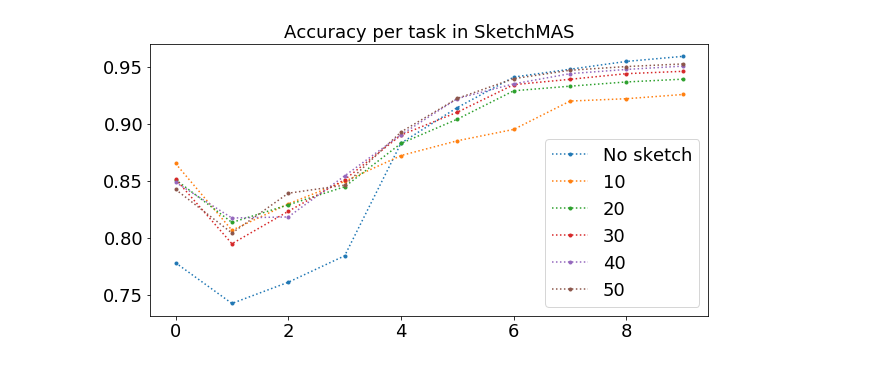
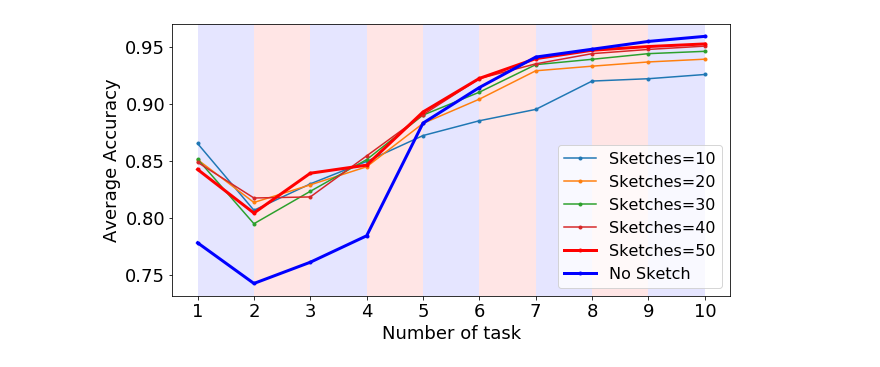
Before and after one commit to lihr04/corel2m, a Jupyter notebook: Visualization_MAS.ipynb, the cells around one changed output. Saved outputs shown, nothing was run; the diff lists cells and outputs as text; code cells hidden in the pictures.

```diff
--- a/Visualization_MAS.ipynb
+++ b/Visualization_MAS.ipynb
@@ -132,11 +146,21 @@ plt.show()
-# %%
-plt.figure(figsize=(10,5))
-plt.plot([acc_mas[j][-1] for j in range(10)],'.:')
-for i in range(5):
-    plt.plot([acc_sketch_mas_buckets_list[i][j][-1] for j in range(10)],'.:')
-plt.xticks(fontsize=18),plt.yticks(fontsize=18)
-plt.legend(['No sketch', '10', '20', '30', '40', '50'],fontsize=18)
-plt.title('Accuracy per task in SketchMAS',fontsize=18)
-plt.show()
-# %% [output]
-[figure, removed]
+# %%
+plt.figure(figsize=(10,5))
+for t in range(1,num_task):
+    if t%2:
+        c='b'
+    else:
+        c='r'
+    plt.axvspan(t, t+1, facecolor=c, alpha=0.1)
+for i in range(4):
+    plt.plot(np.arange(10)+1,[acc_sketch_mas_buckets_list[i][j][-1] for j in range(10)],'.-')
+plt.plot(np.arange(10)+1,[acc_sketch_mas_buckets_list[4][j][-1] for j in range(10)],'r.-',linewidth=3)
+plt.plot(np.arange(10)+1,[acc_mas[j][-1] for j in range(10)],'b.-',linewidth=3)
+plt.xticks(fontsize=18),plt.yticks(fontsize=18)
+# plt.ylim(0.7,1)
+plt.locator_params(axis='x', nbins=10)
+plt.legend(['Sketches=10', 'Sketches=20', 'Sketches=30', 'Sketches=40', 'Sketches=50', 'No Sketch'],fontsize=16)
+plt.xlabel('Number of task',fontsize=18),plt.ylabel('Average Accuracy',fontsize=18)
+plt.savefig('figure/grid_search_sketch_mas_task_compare_1.svg',format='svg')
+plt.show()
+# %% [output]
+[figure, added]
```
Also changed, not shown: parts of 7 cells of this notebook, 14 other files.
